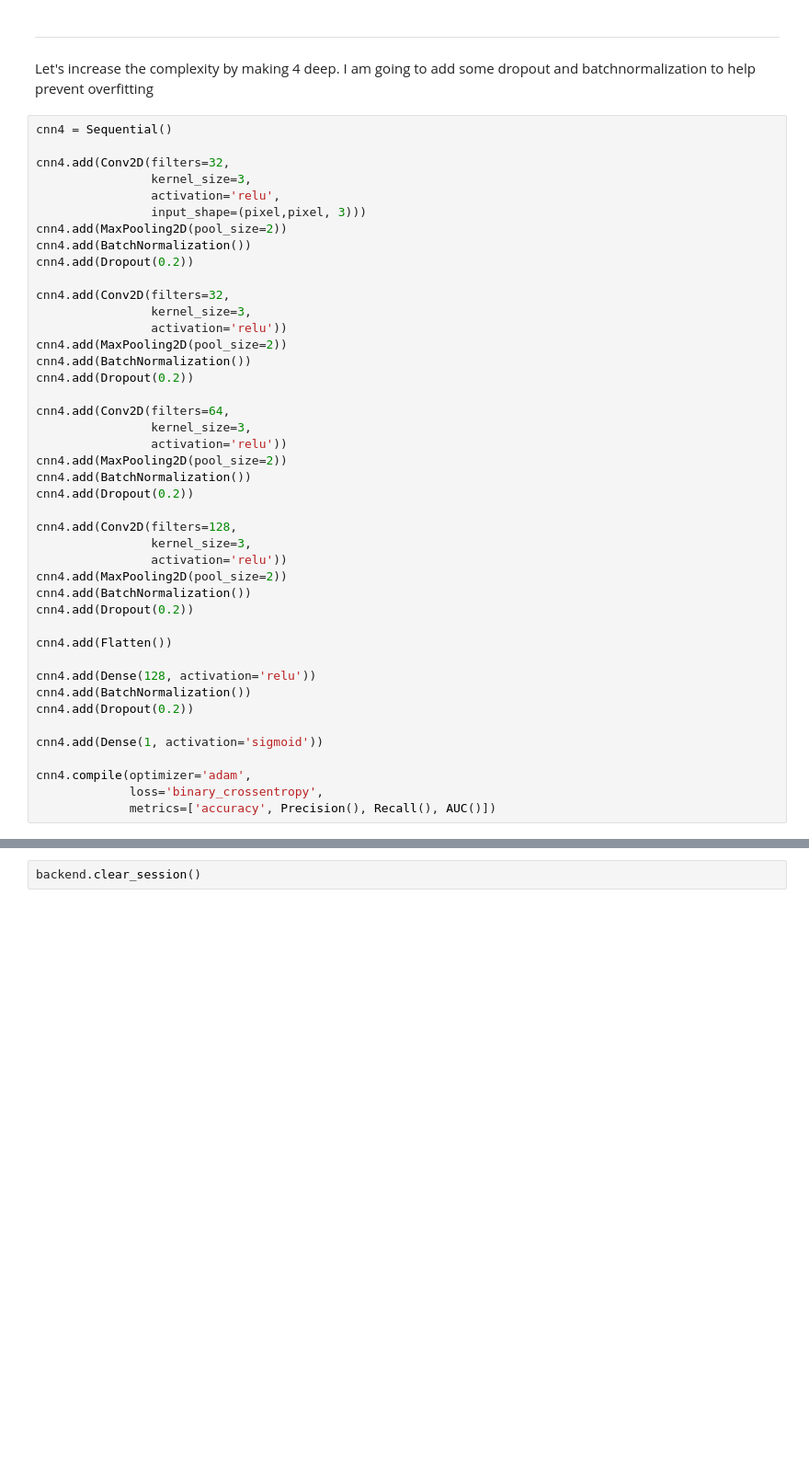
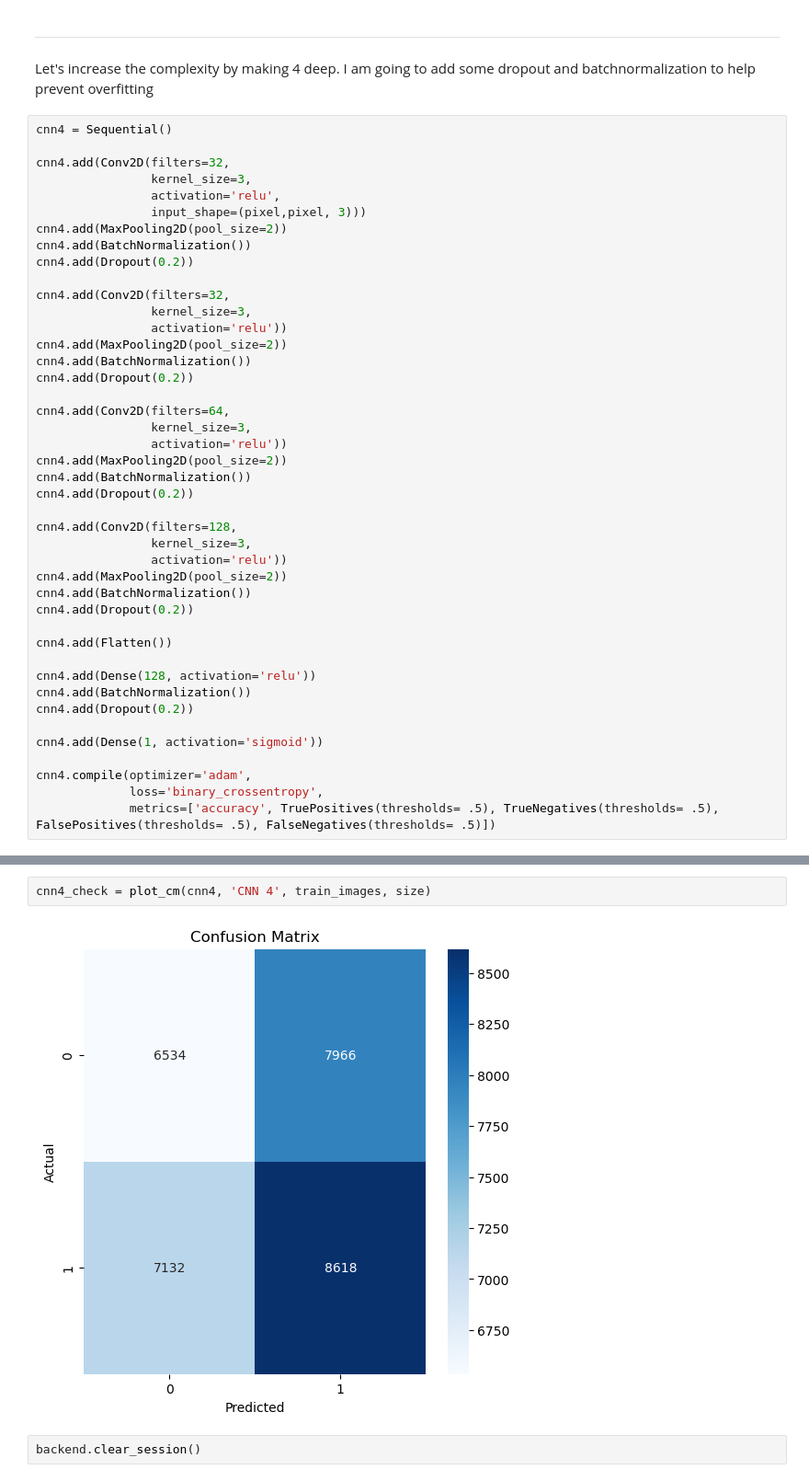
Before and after one commit to irwin-lam/FireOrNot, a Jupyter notebook: modeling.ipynb, the cells around one changed output, grey strips where cells are left out. Shown at 92% size. Saved outputs shown, nothing was run; the diff lists cells and outputs as text; blank space fills up the shorter version.

```diff
--- a/modeling.ipynb
+++ b/modeling.ipynb
@@ -233,6 +288,6 @@ cnn4.add(Dense(1, activation='sigmoid'))
 
 cnn4.compile(optimizer='adam',
              loss='binary_crossentropy',
-             metrics=['accuracy', Precision(), Recall(), AUC()])
+             metrics=['accuracy', TruePositives(thresholds= .5), TrueNegatives(thresholds= .5), FalsePositives(thresholds= .5), FalseNegatives(thresholds= .5)])
 # %%
 cnn4.summary()
@@ -254,3 +374,7 @@ print(classification_report(y_true = test_images.labels, y_pred = cnn4_predictio
+# %%
+cnn4_check = plot_cm(cnn4, 'CNN 4', train_images, size)
+# %% [output]
+[figure, added]
 # %%
 backend.clear_session()
 # %% [markdown]
```
Also changed, not shown: parts of 21 cells of this notebook, 15 other files.
